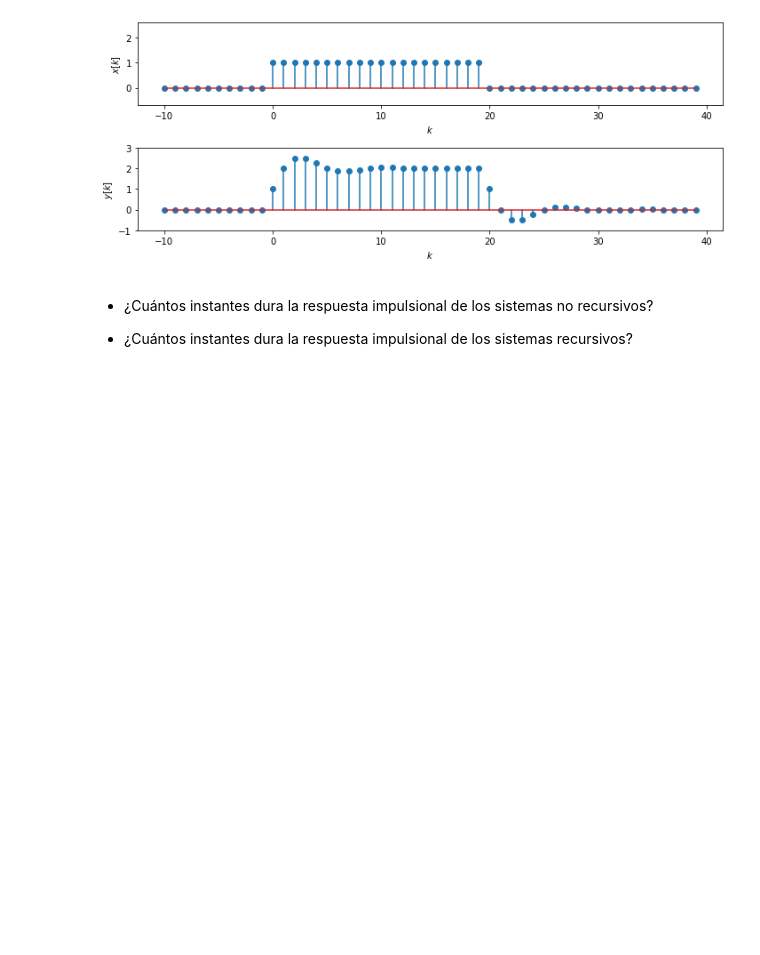
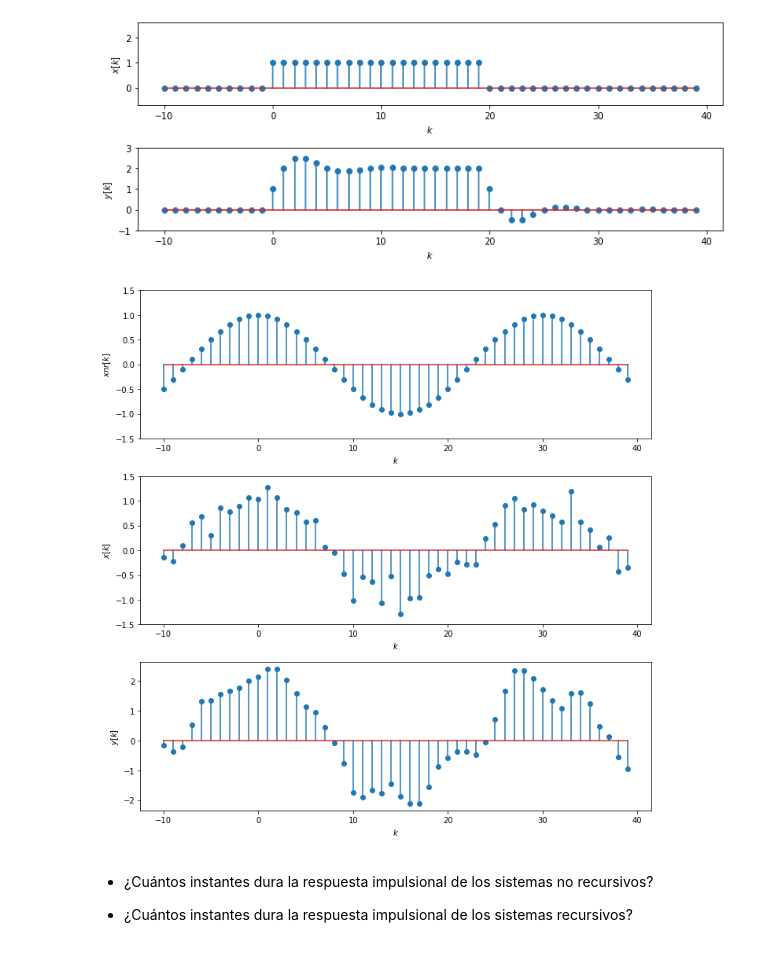
Before and after one commit to pierrediazp/Se-ales_y_Sistemas, a Jupyter notebook: LTI_Discreto.ipynb, the cells around one changed output. Saved outputs shown, nothing was run; the diff lists cells and outputs as text; code cells hidden in the pictures; blank space fills up the shorter version.

```diff
--- a/LTI_Discreto.ipynb
+++ b/LTI_Discreto.ipynb
@@ -274,6 +282,36 @@ plt.ylim([-1, 3])
 plt.tight_layout()
 # %% [output]
 [figure]
+# %%
+np.random.seed(seed=0)
+
+xnr = np.cos(2*np.pi/30 * k) # Señal x sin ruido
+x = xnr  + 0.2 * np.random.normal(size=(len(k)))# Señal x con ruido
+y = signal.lfilter(b, a, x)# Señal de salida
+
+plt.figure(figsize=(10, 10))
+
+plt.subplot(311)
+plt.stem(k,xnr)
+plt.xlabel('$k$')
+plt.ylabel(r'$xnr[k]$')
+plt.ylim([-1.5, 1.5])
+
+
+plt.subplot(312)
+plt.stem(k, x)
+plt.xlabel('$k$')
+plt.ylabel(r'$x[k]$')
+plt.ylim([-1.5, 1.5])
+
+plt.subplot(313)
+plt.stem(k, y)
+plt.xlabel('$k$')
+plt.ylabel('$y[k]$')
+#plt.ylim([-1.5, 1.5])
+plt.tight_layout()
+# %% [output]
+[figure, added]
 # %% [markdown]
 - ¿Cuántos instantes dura la respuesta impulsional de los sistemas no recursivos?
 
```
Also changed, not shown: parts of 7 cells of this notebook, 4 other files.
